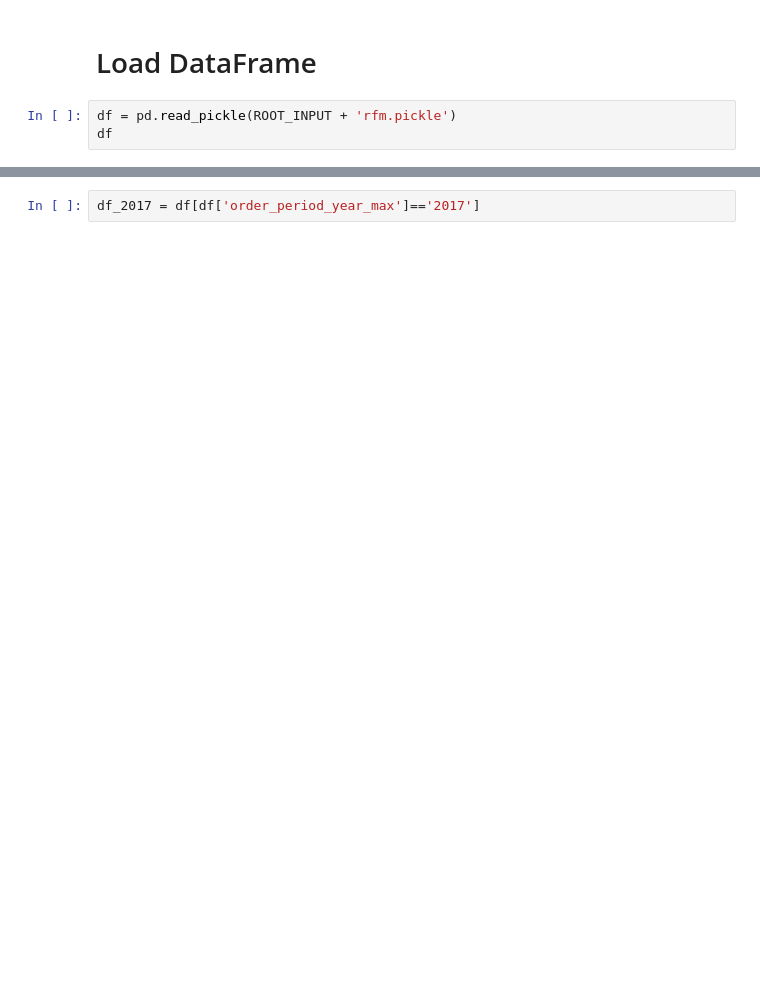
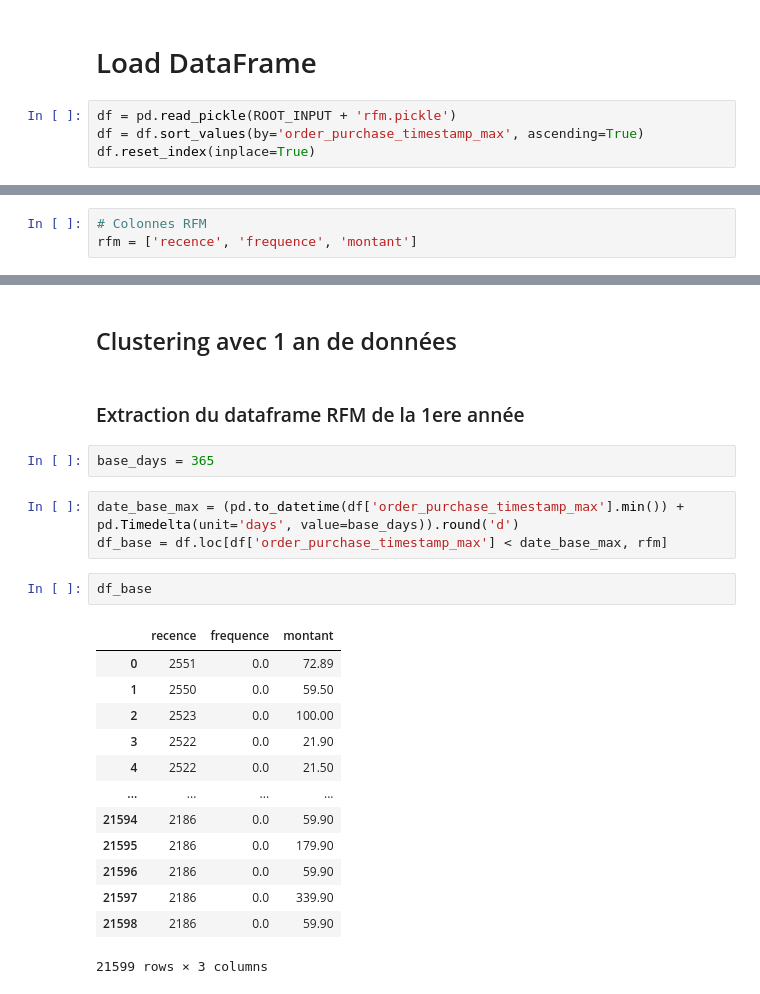
Before and after one commit to CODEheures/oc-ingenieur-ia, a Jupyter notebook: p5/Projet/p5_3_simulation.ipynb, the cells around one changed output, grey strips where cells are left out. Saved outputs shown, nothing was run; the diff lists cells and outputs as text; blank space fills up the shorter version.

```diff
--- a/p5/Projet/p5_3_simulation.ipynb
+++ b/p5/Projet/p5_3_simulation.ipynb
@@ -62,4 +64,5 @@ def model_kmean(df, n_clusters, random_state = None):
 # Load DataFrame
 # %%
 df = pd.read_pickle(ROOT_INPUT + 'rfm.pickle')
-df
+df = df.sort_values(by='order_purchase_timestamp_max', ascending=True)
+df.reset_index(inplace=True)
@@ -80,0 +85,3 @@ df
+# %%
+# Colonnes RFM
+rfm = ['recence', 'frequence', 'montant']
@@ -81,2 +99,25 @@ df
+# %% [markdown]
+## Clustering avec 1 an de données
+# %% [markdown]
+### Extraction du dataframe RFM de la 1ere année
+# %%
+base_days = 365
 # %%
-df_2017 = df[df['order_period_year_max']=='2017']
+date_base_max = (pd.to_datetime(df['order_purchase_timestamp_max'].min()) + pd.Timedelta(unit='days', value=base_days)).round('d')
+df_base = df.loc[df['order_purchase_timestamp_max'] < date_base_max, rfm]
+# %%
+df_base
+# %% [output]
+|  | recence | frequence | montant |
+| 0 | 2551 | 0.0 | 72.89 |
+| 1 | 2550 | 0.0 | 59.50 |
+| 2 | 2523 | 0.0 | 100.00 |
+| 3 | 2522 | 0.0 | 21.90 |
+| 4 | 2522 | 0.0 | 21.50 |
+| ... | ... | ... | ... |
+| 21594 | 2186 | 0.0 | 59.90 |
+| 21595 | 2186 | 0.0 | 179.90 |
+| 21596 | 2186 | 0.0 | 59.90 |
+| 21597 | 2186 | 0.0 | 339.90 |
+| 21598 | 2186 | 0.0 | 59.90 |
+21599 rows × 3 columns
```
Also changed, not shown: parts of 17 cells of this notebook.
